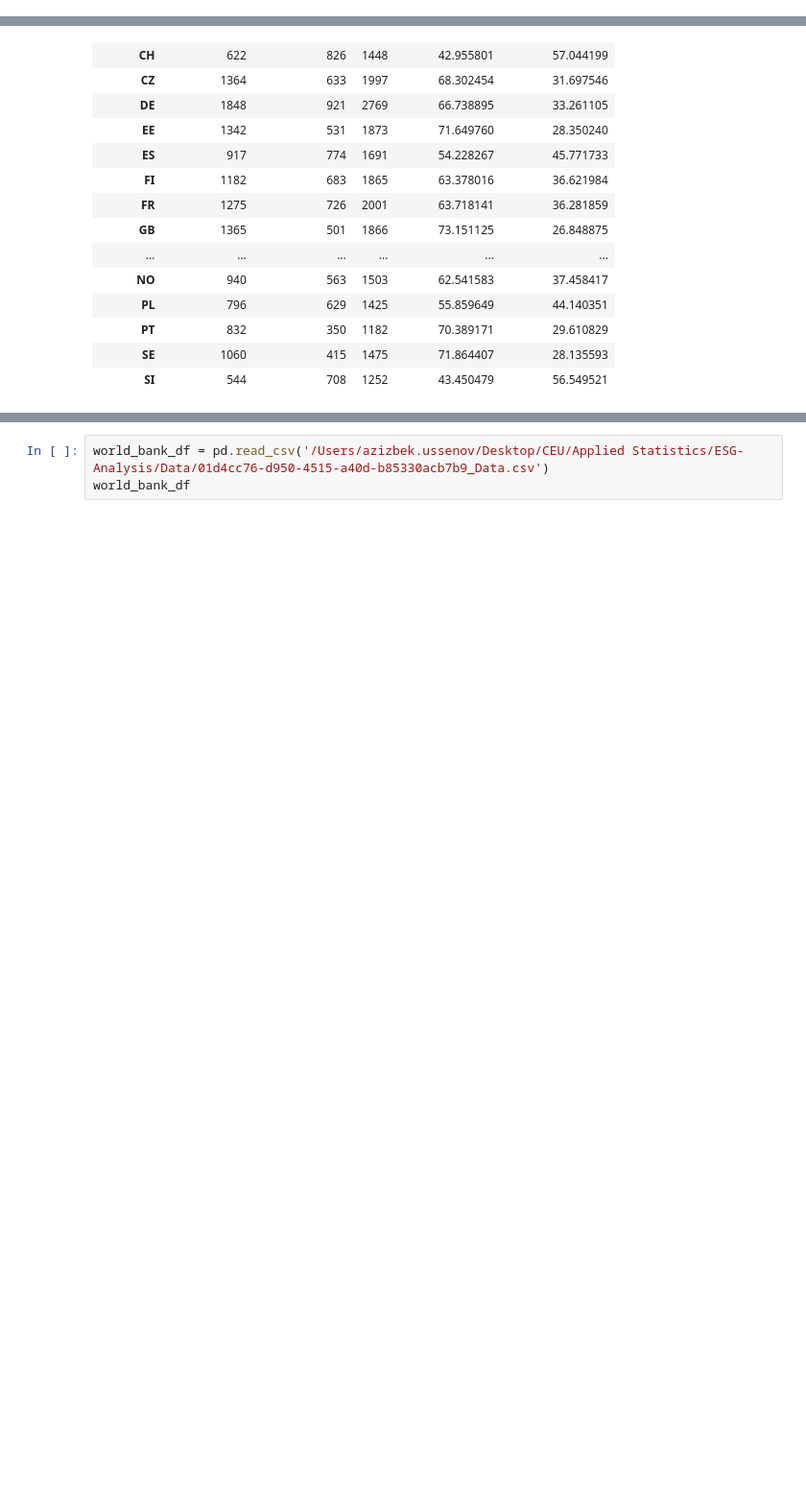
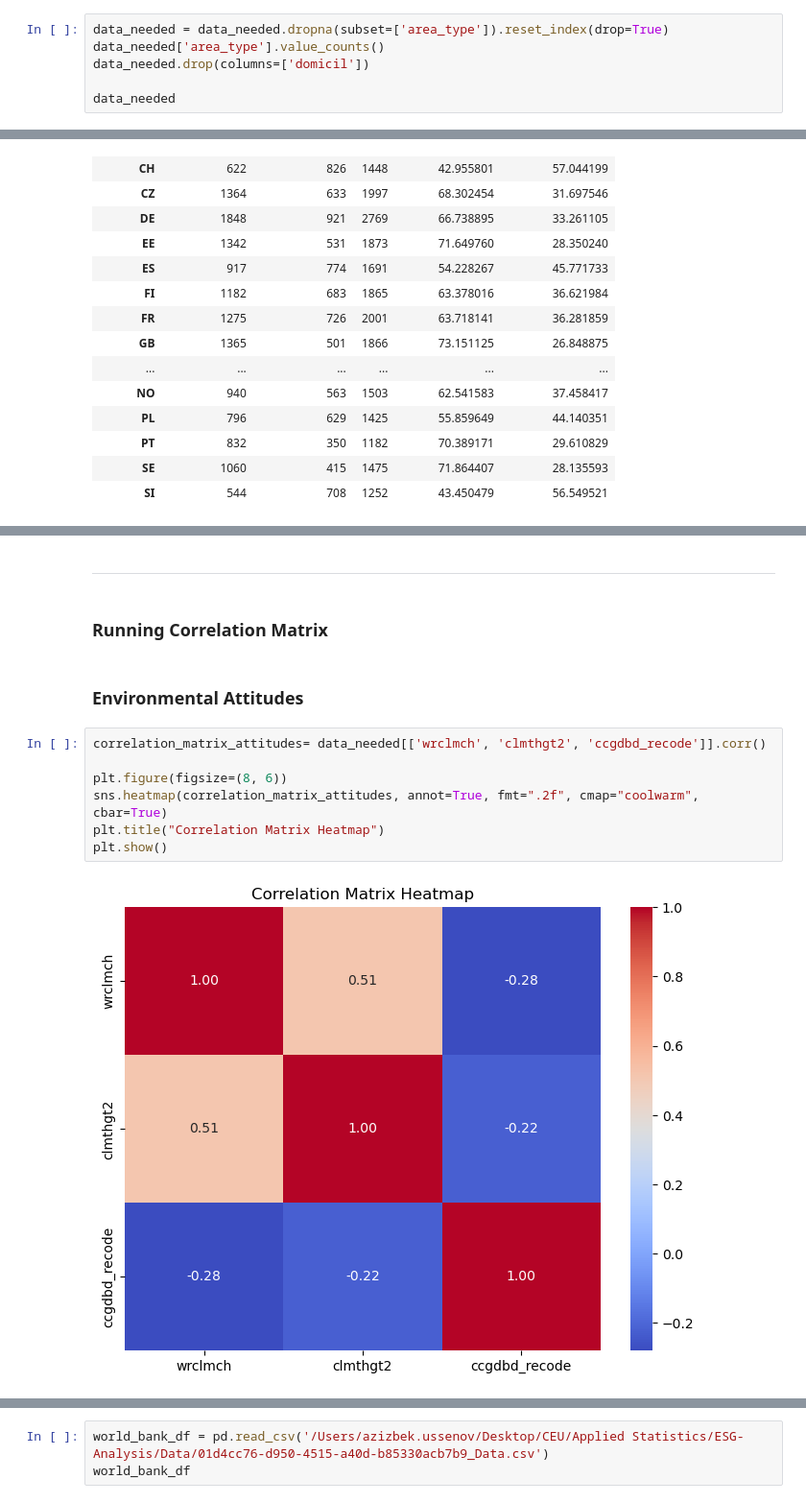
Before and after one commit to aziz-usenov1/ESG-Analysis, a Jupyter notebook: esg_analysis.ipynb, the cells around one changed output, grey strips where cells are left out. Shown at 96% size. Drawn from its saved outputs; the diff is of its cells as text; blank space fills up the shorter version.

```diff
--- a/esg_analysis.ipynb
+++ b/esg_analysis.ipynb
@@ -152,0 +143,6 @@ stats
+# %%
+data_needed = data_needed.dropna(subset=['area_type']).reset_index(drop=True)
+data_needed['area_type'].value_counts()
+data_needed.drop(columns=['domicil'])
+
+data_needed
@@ -256,0 +469,15 @@ area_summary
+# %% [markdown]
+<hr>
+# %% [markdown]
+### Running Correlation Matrix
+# %% [markdown]
+### Environmental Attitudes
+# %%
+correlation_matrix_attitudes= data_needed[['wrclmch', 'clmthgt2', 'ccgdbd_recode']].corr()
+
+plt.figure(figsize=(8, 6))
+sns.heatmap(correlation_matrix_attitudes, annot=True, fmt=".2f", cmap="coolwarm", cbar=True)
+plt.title("Correlation Matrix Heatmap")
+plt.show()
+# %% [output]
+[figure, added]
```
Also changed, not shown: parts of 66 cells of this notebook.
